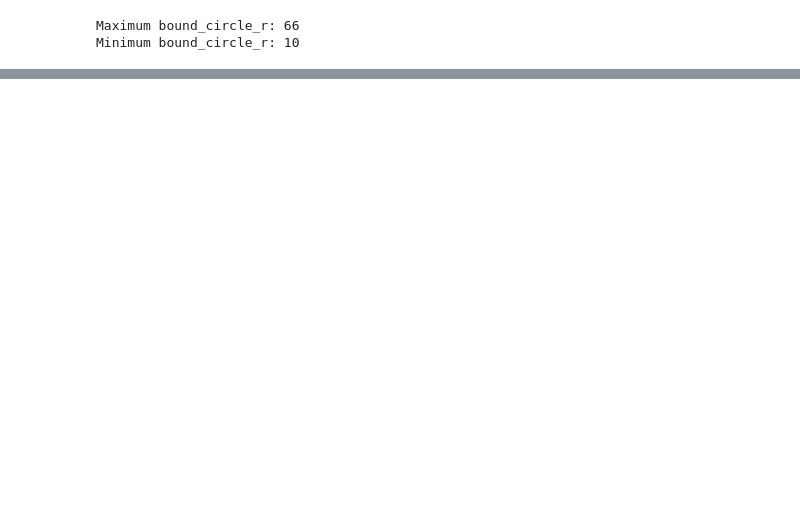
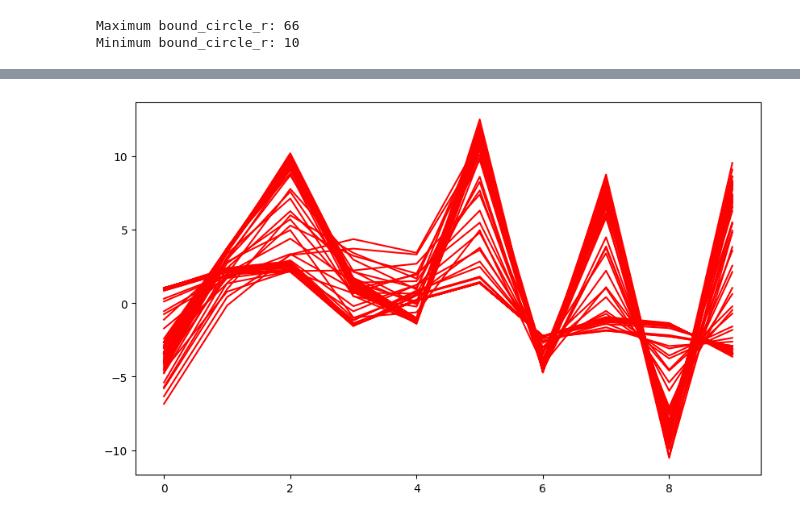
Before and after one commit to fagonzalezo/kdm, a Jupyter notebook: examples/kdm_generative_test.ipynb, the cells around one changed output, grey strips where cells are left out. Cells and saved outputs as stored; diff of their text form; code cells hidden in the pictures; blank space fills up the shorter version.

```diff
--- a/examples/kdm_generative_test.ipynb
+++ b/examples/kdm_generative_test.ipynb
@@ -538,0 +713,8 @@ KeyboardInterrupt:
+# %%
+encoded_size = 10
+encoder_1 = create_encoder(input_shape=(224, 224, 3), hidden_size=64, encoded_size=encoded_size)
+encoder_1.set_weights(kdm_disc_1.encoder.get_weights())
+
+train_ds_noshuf = create_tf_dataset(train_df, target_column='bound_circle_r',
+                             batch_size=128, image_folder_path=images_path,
+                                    shuffle=False)
@@ -538,0 +738,38 @@ KeyboardInterrupt:
+# %%
+# prompt: Use sklearn to find the k-nearest neighbors of each prototype in prototypes_df. in encoded images.
+# Store the indices of the nn as a list in a column of a  prototypes_df.
+
+from sklearn.neighbors import NearestNeighbors
+
+# Assuming 'prototypes_df' and 'encoded_images' are defined as in your provided code
+
+# Create a NearestNeighbors model with k=5 (you can adjust k as needed)
+knn_model = NearestNeighbors(n_neighbors=10)
+
+# Fit the model on the encoded images
+knn_model.fit(encoded_images)
+
+# Find the k-nearest neighbors for each prototype in prototypes_df
+prototype_encodings = np.array([x for x in prototypes_df['x'].values])
+distances, indices = knn_model.kneighbors(prototype_encodings)
+
+# Store the indices of the nearest neighbors as a list in a new column 'nn_indices'
+prototypes_df['nn_indices'] = indices.tolist()
+# %%
+# prompt: Plot the encoding vectors of the nn of a given prototype, along with the x vector of the prototype
+
+import matplotlib.pyplot as plt
+
+# Assuming prototypes_df and train_df_encoded are defined as in your code
+
+plt.figure(figsize=(10, 6))  # Adjust figure size as needed
+
+for index, row in prototypes_df.iterrows():
+    prototype_encoding = row['x']
+
+
+    # Plot the prototype's encoding vector
+    plt.plot(np.arange(len(prototype_encoding)), prototype_encoding, color='red', label='Prototype Encoding')
+plt.show()
+# %% [output]
+[figure, added]
```
Also changed, not shown: parts of 35 cells of this notebook.
